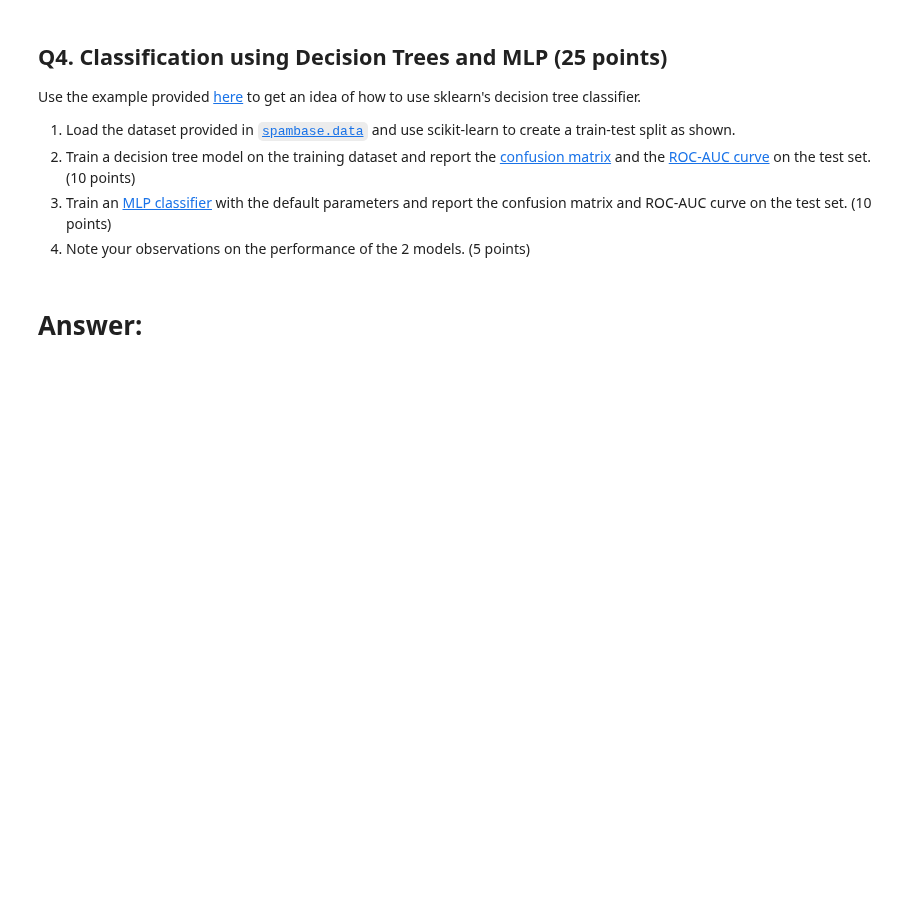
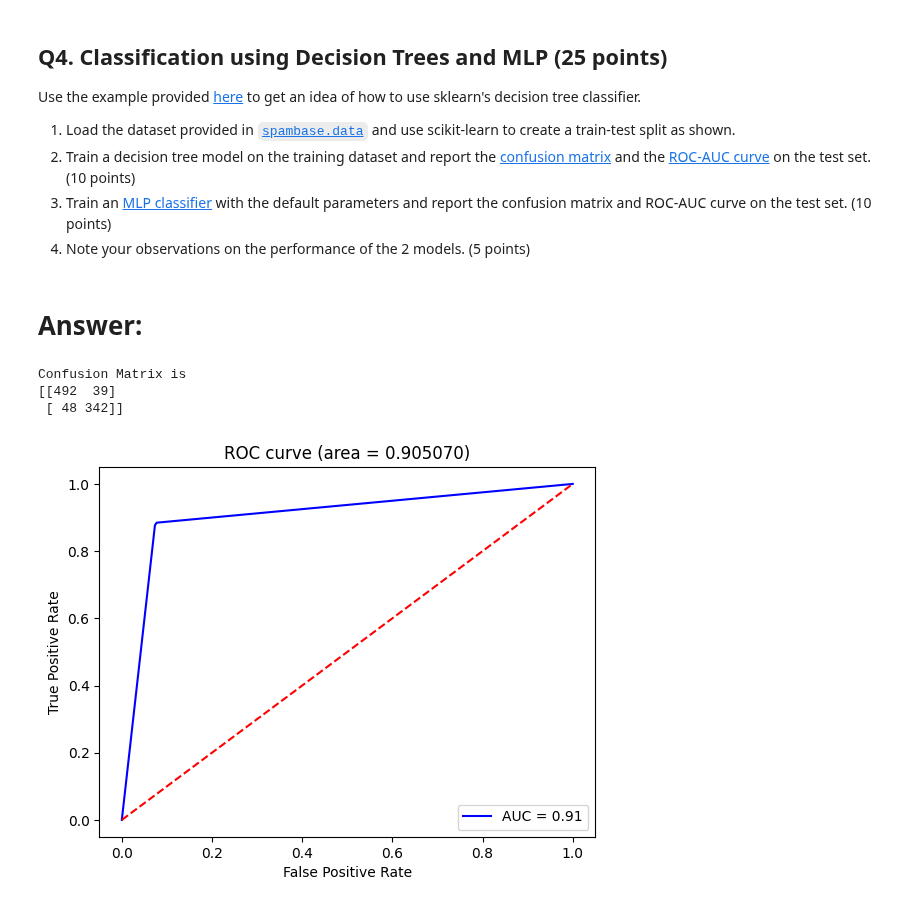
Before and after one commit to rreece15/ECE461P, a Jupyter notebook: Lab4/Homework4-2.ipynb, the cells around one changed output. Cells and saved outputs as stored; diff of their text form; code cells hidden in the pictures; blank space fills up the shorter version.

```diff
--- a/Lab4/Homework4-2.ipynb
+++ b/Lab4/Homework4-2.ipynb
@@ -265,3 +298,37 @@ X_train, X_test, y_train, y_test = train_test_split(data.drop(columns=['label'])
                                                     random_state=42)
 # %% [markdown]
 # Answer:
+# %%
+# b.)
+
+from sklearn import tree
+from sklearn.metrics import confusion_matrix, roc_curve, roc_auc_score
+from sklearn.neural_network import MLPClassifier
+
+def plot_auc(y_test, y_pred_prob):
+    fpr, tpr, _ = roc_curve(y_test,  y_pred_prob)
+    roc_auc = roc_auc_score(y_test, y_pred_prob)
+
+    plt.title('ROC curve (area = %0.6f)' % roc_auc)
+    plt.plot(fpr,tpr,'b',label = 'AUC = %0.2f' % roc_auc)
+    plt.legend(loc='lower right')
+    plt.plot([0, 1], [0, 1],'r--')
+    plt.ylabel('True Positive Rate')
+    plt.xlabel('False Positive Rate')
+    plt.show()
+# %%
+dectree = tree.DecisionTreeClassifier()
+dectree.fit(X_train,y_train)
+y_pred = dectree.predict(X_test)
+y_pred_proba = dectree.predict_proba(X_test)
+
+confusion = confusion_matrix(y_test, y_pred)
+fpr, tpr, thresholds = roc_curve(y_test, y_pred_proba[:,1])
+print("Confusion Matrix is ")
+print(confusion)
+plot_auc(y_test, y_pred_proba[:,1])
+# %% [output]
+Confusion Matrix is
+[[492  39]
+ [ 48 342]]
+[figure, added]
```
Also changed, not shown: parts of 7 cells of this notebook.
